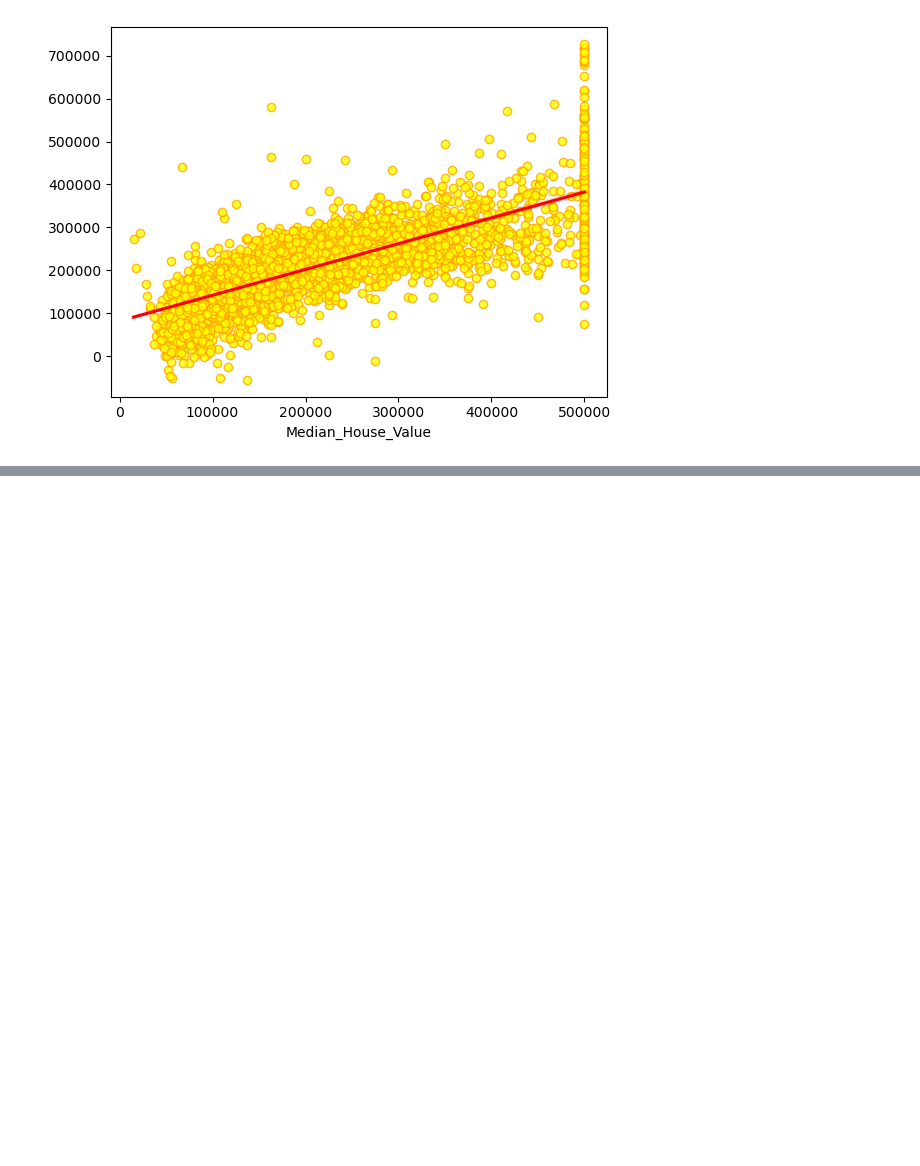
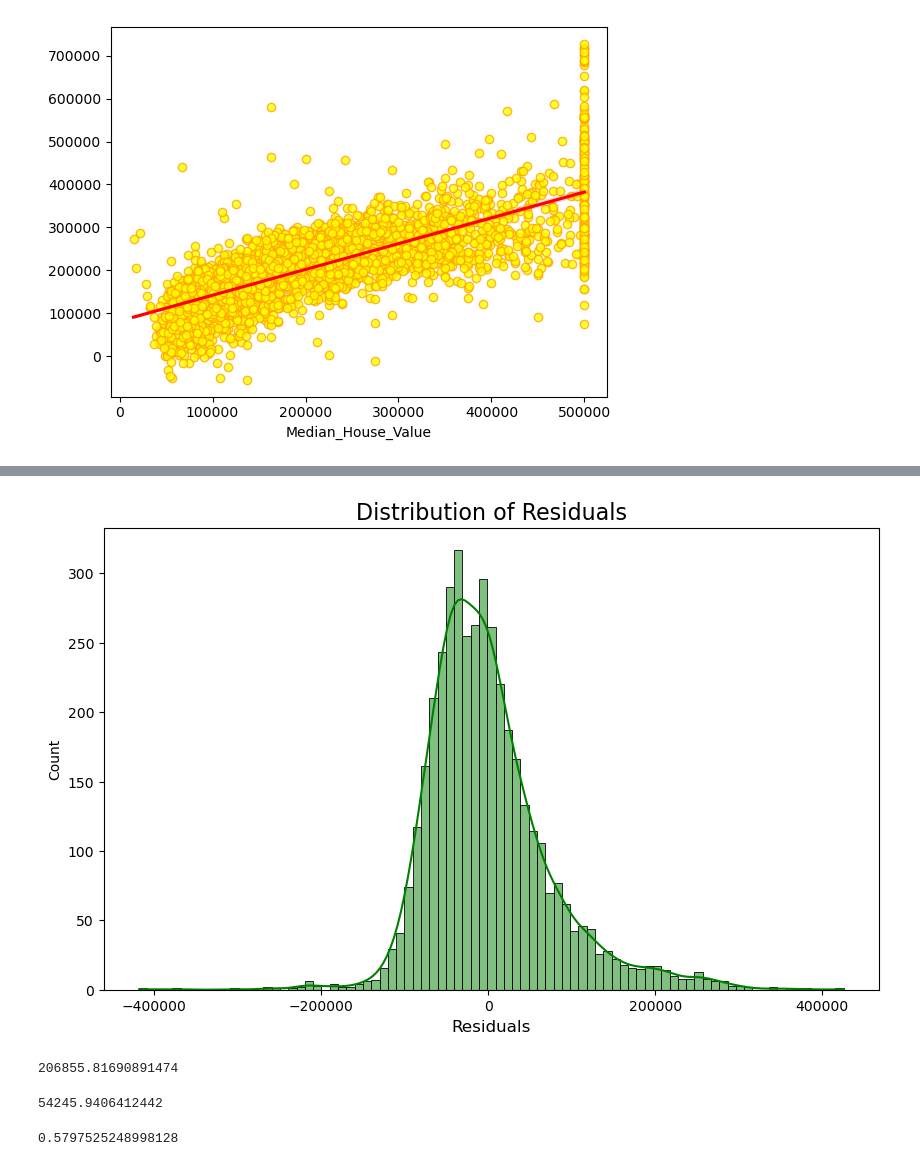
Before and after one commit to SujitChintala/California-House-Price-Prediction, a Jupyter notebook: main.ipynb, the cells around one changed output, grey strips where cells are left out. Drawn from its saved outputs; the diff is of its cells as text; code cells hidden in the pictures; blank space fills up the shorter version.

Commit message:
Testing the Model

```diff
--- a/main.ipynb
+++ b/main.ipynb
@@ -348,3 +348,7 @@ LinearRegression()
 linear_model.fit(x_train, y_train)
 # %% [output]
 LinearRegression()
+# %%
+# Making predictions on the testing data
+y_pred = linear_model.predict(x_test)
+y_pred
@@ -358,3 +365,7 @@ sns.regplot(x = y_test,
 plt.show()
 # %% [output]
 [figure]
+# %%
+# Calculating the model's residuals
+residuals = y_test - y_pred
+residuals
@@ -360,0 +385,9 @@ plt.show()
+# %%
+# Visualizing the distribution of residuals
+plt.figure(figsize=(10, 6))
+sns.histplot(residuals, kde=True, color='green')
+plt.xlabel('Residuals', size=12)
+plt.title('Distribution of Residuals', size=16)
+plt.show()
+# %% [output]
+[figure, added]
@@ -360,0 +397,15 @@ plt.show()
+# %%
+# Mean of the Median House Value feature
+data.Median_House_Value.mean()
+# %% [output]
+206855.81690891474
+# %%
+# Mean Absolute Error (MAE)
+mean_absolute_error(y_test, y_pred)
+# %% [output]
+54245.9406412442
+# %%
+# R^2 Score
+r2_score(y_test, y_pred)
+# %% [output]
+0.5797525248998128
```
Also changed, not shown: parts of 6 cells of this notebook.
